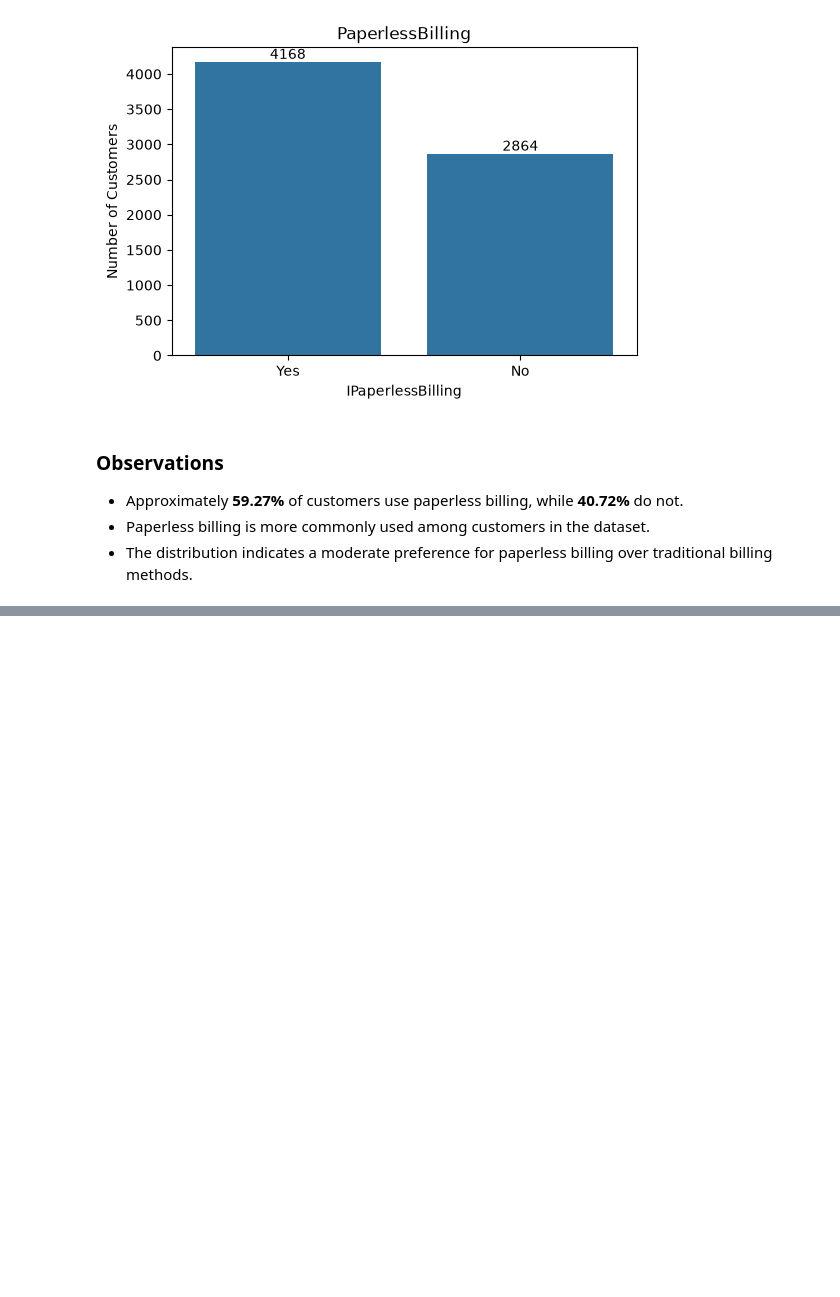
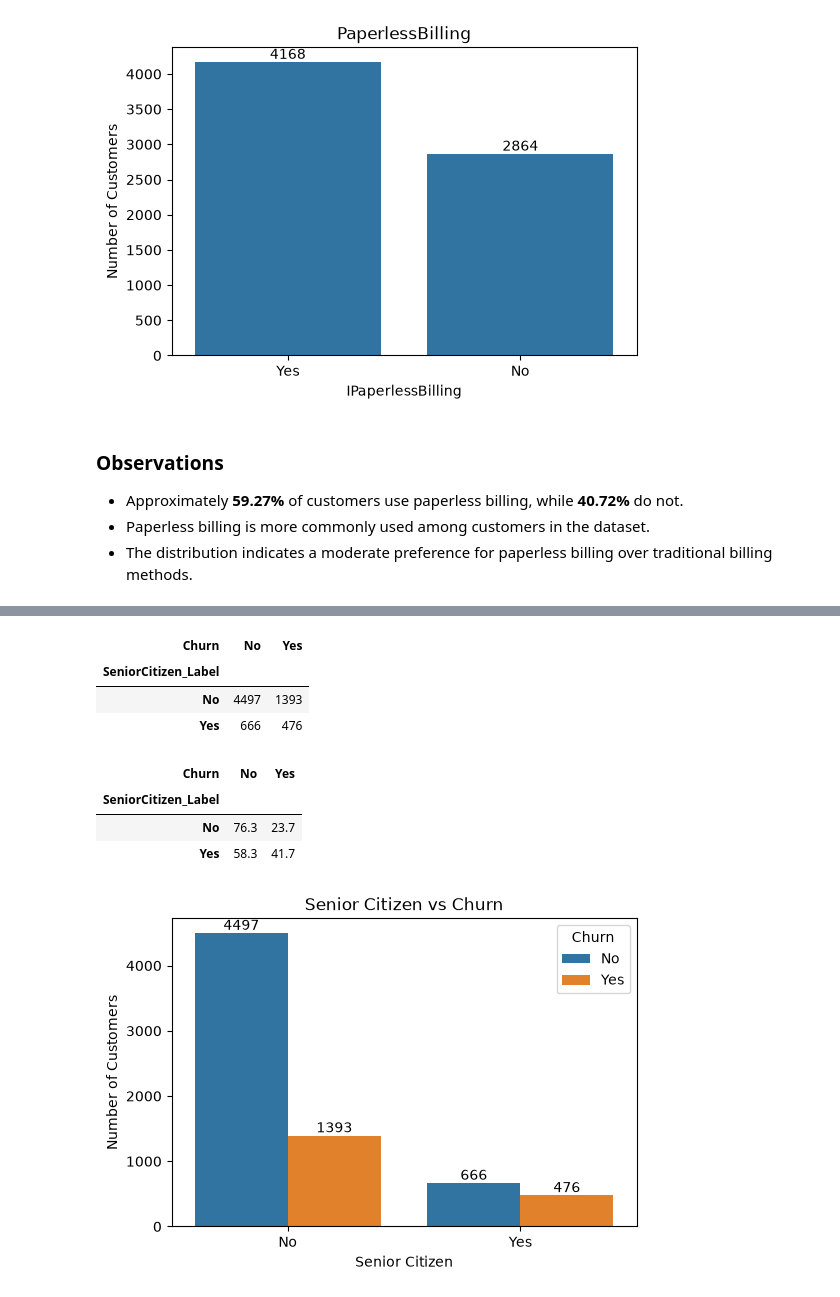
Before and after one commit to sagarjana00/Customer_Churn_Intelligence_Platform, a Jupyter notebook: notebooks/02_Exploratory_Data_Analysis.ipynb, the cells around one changed output, grey strips where cells are left out. Drawn from its saved outputs; the diff is of its cells as text; code cells hidden in the pictures; blank space fills up the shorter version.

```diff
--- a/notebooks/02_Exploratory_Data_Analysis.ipynb
+++ b/notebooks/02_Exploratory_Data_Analysis.ipynb
@@ -483,0 +529,33 @@ categorical_features
+# %%
+pd.crosstab(df["SeniorCitizen_Label"], df["Churn"])
+# %% [output]
+| Churn | No | Yes |
+| SeniorCitizen_Label |  |  |
+| No | 4497 | 1393 |
+| Yes | 666 | 476 |
+# %%
+pd.crosstab(df["SeniorCitizen_Label"], df["Churn"], normalize="index").round(3) * 100
+# %% [output]
+| Churn | No | Yes |
+| SeniorCitizen_Label |  |  |
+| No | 76.3 | 23.7 |
+| Yes | 58.3 | 41.7 |
+# %%
+plt.figure(figsize=(6,4))
+
+ax = sns.countplot(
+    data=df,
+    x="SeniorCitizen_Label",
+    hue="Churn"
+)
+
+for container in ax.containers:
+    ax.bar_label(container)
+
+plt.title("Senior Citizen vs Churn")
+plt.xlabel("Senior Citizen")
+plt.ylabel("Number of Customers")
+
+plt.show()
+# %% [output]
+[figure, added]
```
Also changed, not shown: parts of 13 cells of this notebook.
